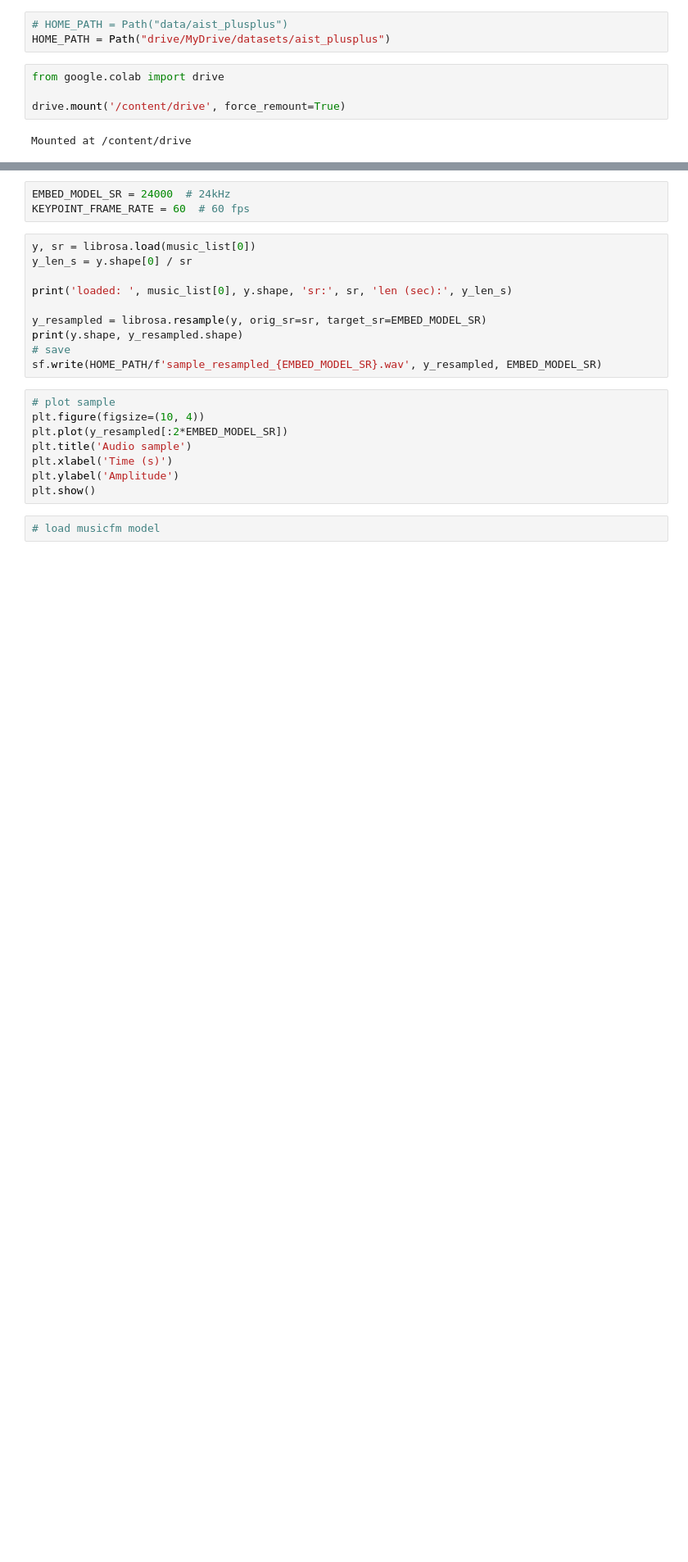
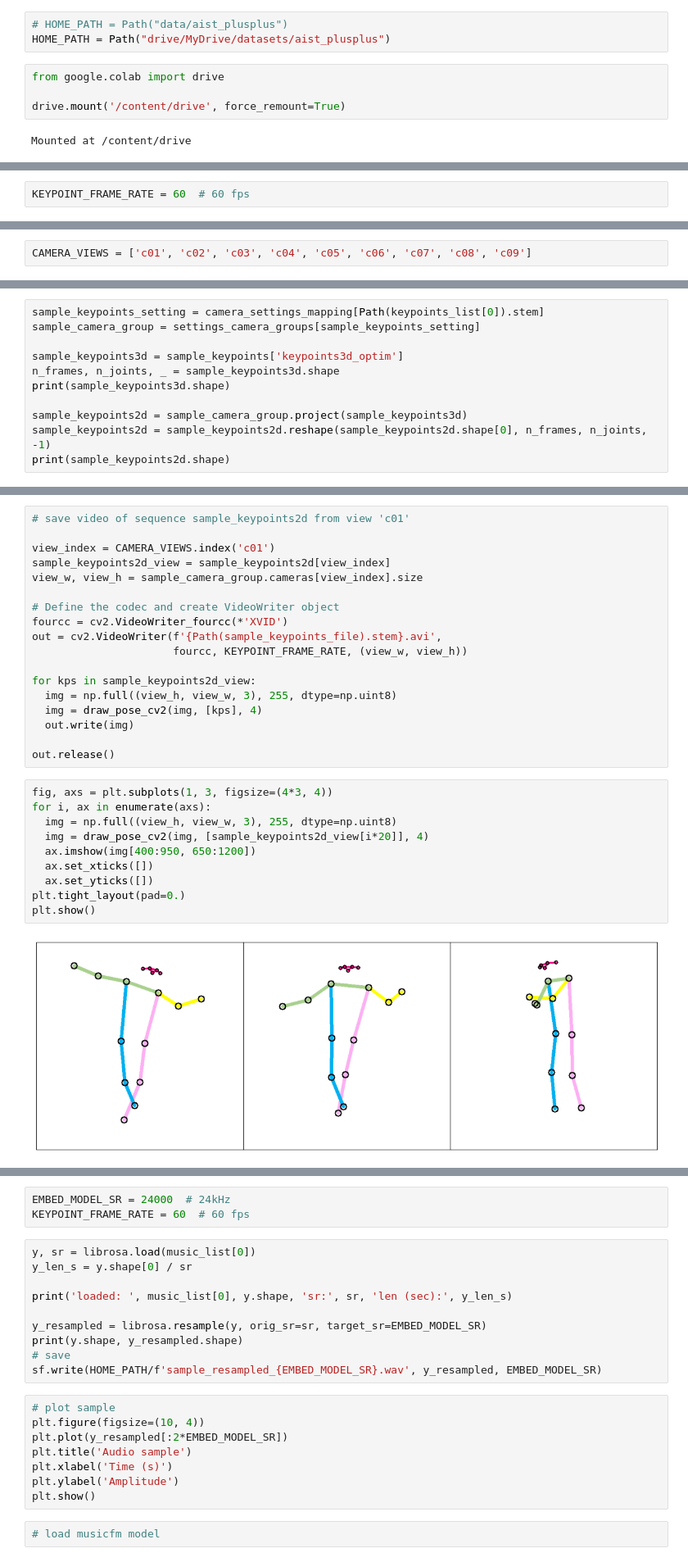
Before and after one commit to thelmn/flow-diffusion, a Jupyter notebook: flow-dance-aist-motion-gen.ipynb, the cells around one changed output, grey strips where cells are left out. Shown at 82% size. Cells and saved outputs as stored; diff of their text form; blank space fills up the shorter version.

Commit message:
visualize pose sequence as video

```diff
--- a/flow-dance-aist-motion-gen.ipynb
+++ b/flow-dance-aist-motion-gen.ipynb
@@ -58,0 +68,2 @@ print(keypoints_list[:3])
+# %%
+KEYPOINT_FRAME_RATE = 60  # 60 fps
@@ -58,0 +109,2 @@ print(keypoints_list[:3])
+# %%
+CAMERA_VIEWS = ['c01', 'c02', 'c03', 'c04', 'c05', 'c06', 'c07', 'c08', 'c09']
@@ -58,0 +141,11 @@ print(keypoints_list[:3])
+# %%
+sample_keypoints_setting = camera_settings_mapping[Path(keypoints_list[0]).stem]
+sample_camera_group = settings_camera_groups[sample_keypoints_setting]
+
+sample_keypoints3d = sample_keypoints['keypoints3d_optim']
+n_frames, n_joints, _ = sample_keypoints3d.shape
+print(sample_keypoints3d.shape)
+
+sample_keypoints2d = sample_camera_group.project(sample_keypoints3d)
+sample_keypoints2d = sample_keypoints2d.reshape(sample_keypoints2d.shape[0], n_frames, n_joints, -1)
+print(sample_keypoints2d.shape)
@@ -58,0 +254,30 @@ print(keypoints_list[:3])
+# %%
+# save video of sequence sample_keypoints2d from view 'c01'
+
+view_index = CAMERA_VIEWS.index('c01')
+sample_keypoints2d_view = sample_keypoints2d[view_index]
+view_w, view_h = sample_camera_group.cameras[view_index].size
+
+# Define the codec and create VideoWriter object
+fourcc = cv2.VideoWriter_fourcc(*'XVID')
+out = cv2.VideoWriter(f'{Path(sample_keypoints_file).stem}.avi',
+                      fourcc, KEYPOINT_FRAME_RATE, (view_w, view_h))
+
+for kps in sample_keypoints2d_view:
+  img = np.full((view_h, view_w, 3), 255, dtype=np.uint8)
+  img = draw_pose_cv2(img, [kps], 4)
+  out.write(img)
+
+out.release()
+# %%
+fig, axs = plt.subplots(1, 3, figsize=(4*3, 4))
+for i, ax in enumerate(axs):
+  img = np.full((view_h, view_w, 3), 255, dtype=np.uint8)
+  img = draw_pose_cv2(img, [sample_keypoints2d_view[i*20]], 4)
+  ax.imshow(img[400:950, 650:1200])
+  ax.set_xticks([])
+  ax.set_yticks([])
+plt.tight_layout(pad=0.)
+plt.show()
+# %% [output]
+[figure, added]
```
Also changed, not shown: parts of 15 cells of this notebook.
